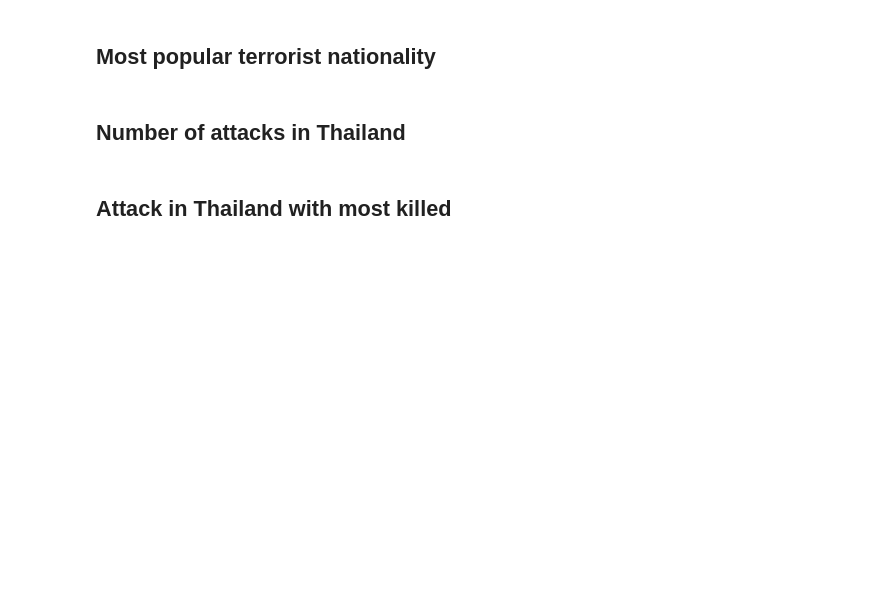
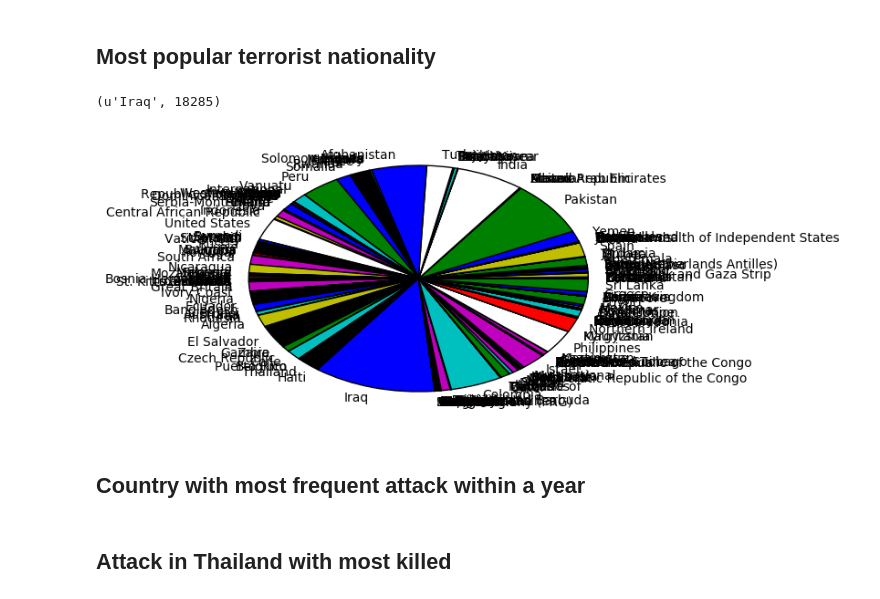
Before and after one commit to sanchitchawla/datascienceproject, a Jupyter notebook: Terror.ipynb, the cells around one changed output. Cells and saved outputs as stored; diff of their text form; code cells hidden in the pictures; blank space fills up the shorter version.

```diff
--- a/Terror.ipynb
+++ b/Terror.ipynb
@@ -44,8 +45,19 @@ plt.legend(loc ='lower left', prop= {'size':11})
 [figure]
 # %% [markdown]
 ## Most popular terrorist nationality
-# %% [markdown]
-## Number of attacks in Thailand
+# %%
+natdic = {}
+
+for i in t_file['natlty1_txt']:
+    natdic[i] = natdic.get(i, 1) + 1
+
+plt.pie([v for v in natdic.values()], labels=[k for k in natdic.keys()],autopct=None)
+print max(natdic.iteritems(), key=operator.itemgetter(1))
+# %% [output]
+(u'Iraq', 18285)
+[figure, added]
+# %% [markdown]
+## Country with most frequent attack within a year
 # %% [markdown]
 ## Attack in Thailand with most killed
 # %% [markdown]
```
Also changed, not shown: parts of 5 cells of this notebook.
